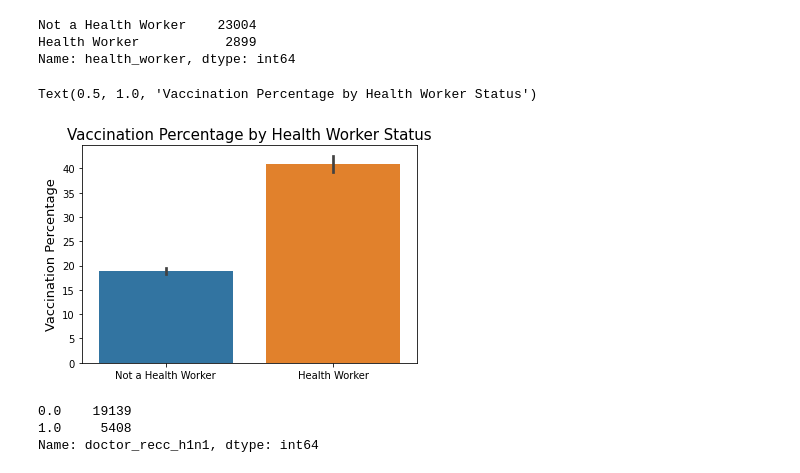
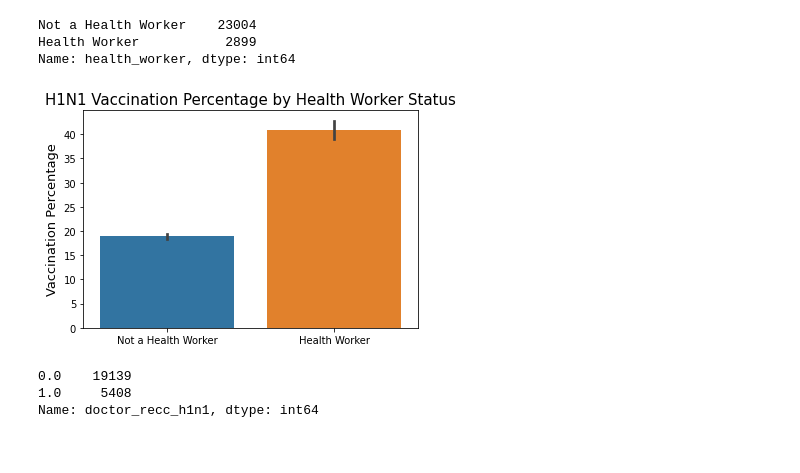
Before and after one commit to emykes/Flu_Vaccination_ML, a Jupyter notebook: Notebooks/Brooke/Brooke_EDA.ipynb, the cells around one changed output. Drawn from its saved outputs; the diff is of its cells as text; code cells hidden in the pictures.

```diff
--- a/Notebooks/Brooke/Brooke_EDA.ipynb
+++ b/Notebooks/Brooke/Brooke_EDA.ipynb
@@ -202,12 +194,11 @@ Name: health_worker, dtype: int64
 # %%
 # Graph for relationship between H1N1 vaccination and health worker status
 hworker_plot = sns.barplot(x=df2['health_worker'].dropna(), y=df2['h1n1_vaccine']*100)
 hworker_plot.set_xlabel('')
 hworker_plot.set_ylabel('Vaccination Percentage', fontsize=13)
-hworker_plot.set_title('Vaccination Percentage by Health Worker Status', fontsize=15)
+hworker_plot.set_title('H1N1 Vaccination Percentage by Health Worker Status', fontsize=15);
 # %% [output]
-Text(0.5, 1.0, 'Vaccination Percentage by Health Worker Status')
-[figure, old version]
+[figure, new version]
 # %%
 df2['doctor_recc_h1n1'].value_counts()
 # %% [output]
```
Also changed, not shown: parts of 19 cells of this notebook.
